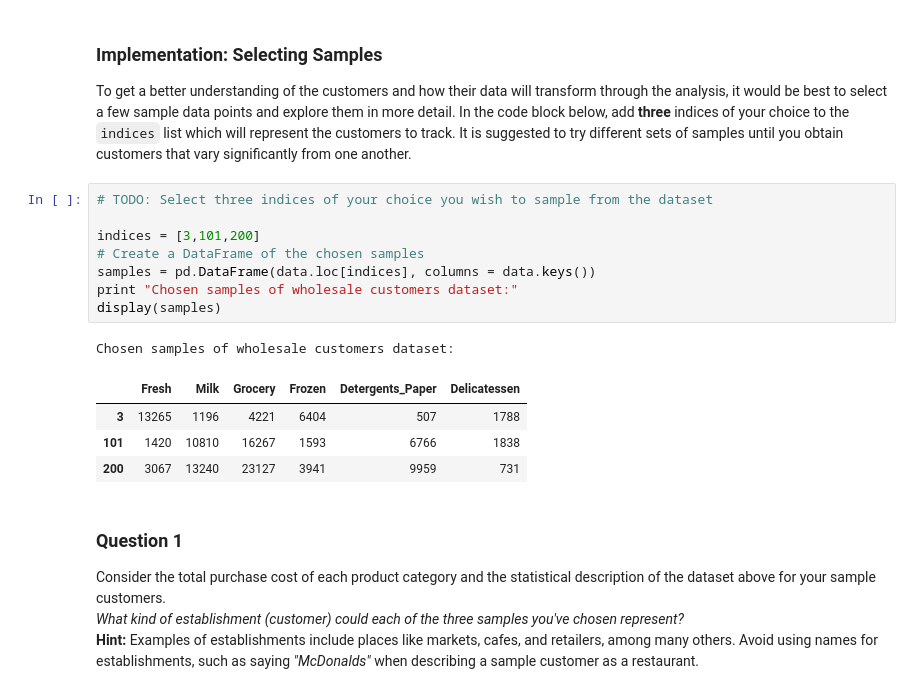
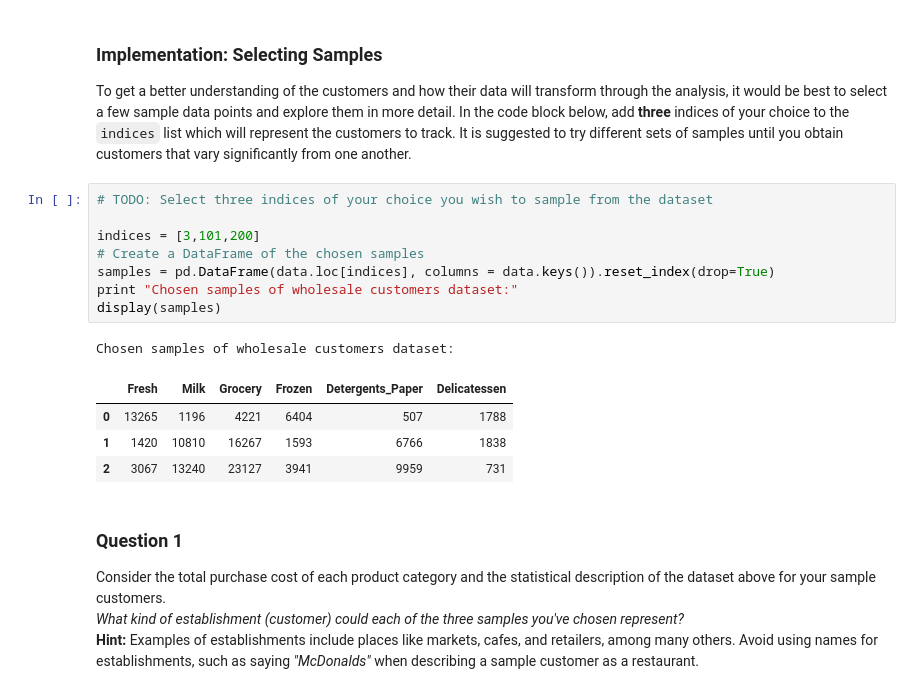
Before and after one commit to fera0013/machine-learning, a Jupyter notebook: projects/creating_customer_segments/customer_segments.ipynb, the cells around one changed output. Saved outputs shown, nothing was run; the diff lists cells and outputs as text.

```diff
--- a/projects/creating_customer_segments/customer_segments.ipynb
+++ b/projects/creating_customer_segments/customer_segments.ipynb
@@ -59,17 +59,17 @@ To get a better understanding of the customers and how their data will transform
 # %%
 # TODO: Select three indices of your choice you wish to sample from the dataset
 
 indices = [3,101,200]
 # Create a DataFrame of the chosen samples
-samples = pd.DataFrame(data.loc[indices], columns = data.keys())
+samples = pd.DataFrame(data.loc[indices], columns = data.keys()).reset_index(drop=True)
 print "Chosen samples of wholesale customers dataset:"
 display(samples)
 # %% [output]
 Chosen samples of wholesale customers dataset:
 |  | Fresh | Milk | Grocery | Frozen | Detergents_Paper | Delicatessen |
-| 3 | 13265 | 1196 | 4221 | 6404 | 507 | 1788 |
-| 101 | 1420 | 10810 | 16267 | 1593 | 6766 | 1838 |
-| 200 | 3067 | 13240 | 23127 | 3941 | 9959 | 731 |
+| 0 | 13265 | 1196 | 4221 | 6404 | 507 | 1788 |
+| 1 | 1420 | 10810 | 16267 | 1593 | 6766 | 1838 |
+| 2 | 3067 | 13240 | 23127 | 3941 | 9959 | 731 |
 # %% [markdown]
 ### Question 1
 Consider the total purchase cost of each product category and the statistical description of the dataset above for your sample customers.
```
Also changed, not shown: parts of 16 cells of this notebook, 1 other file.
